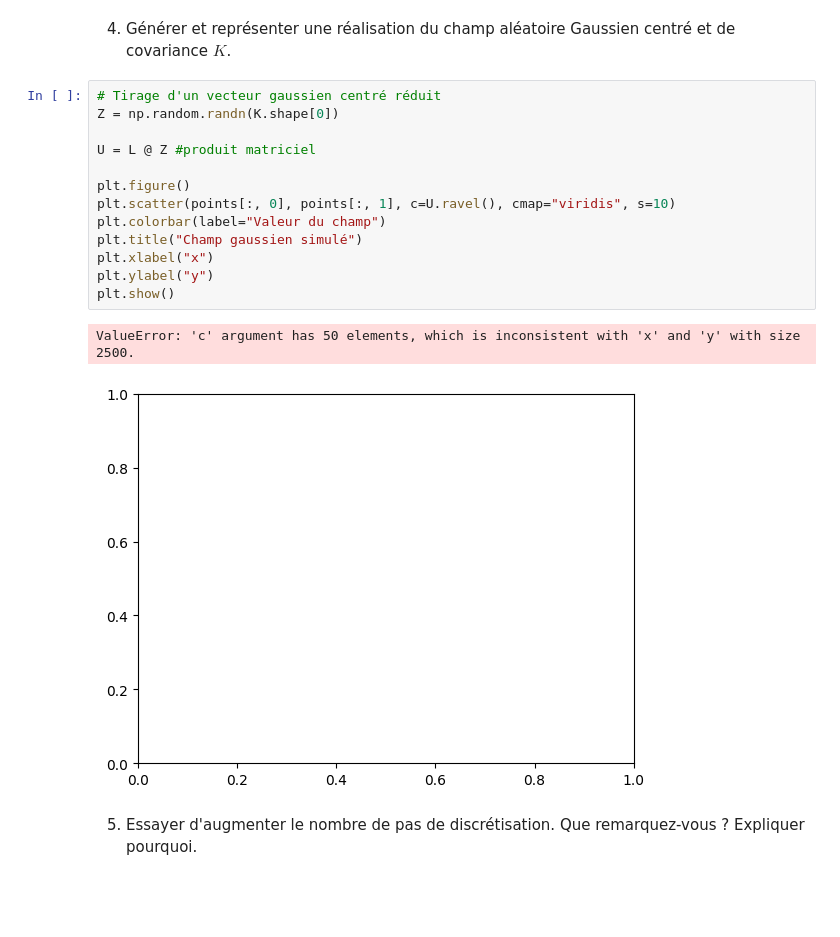
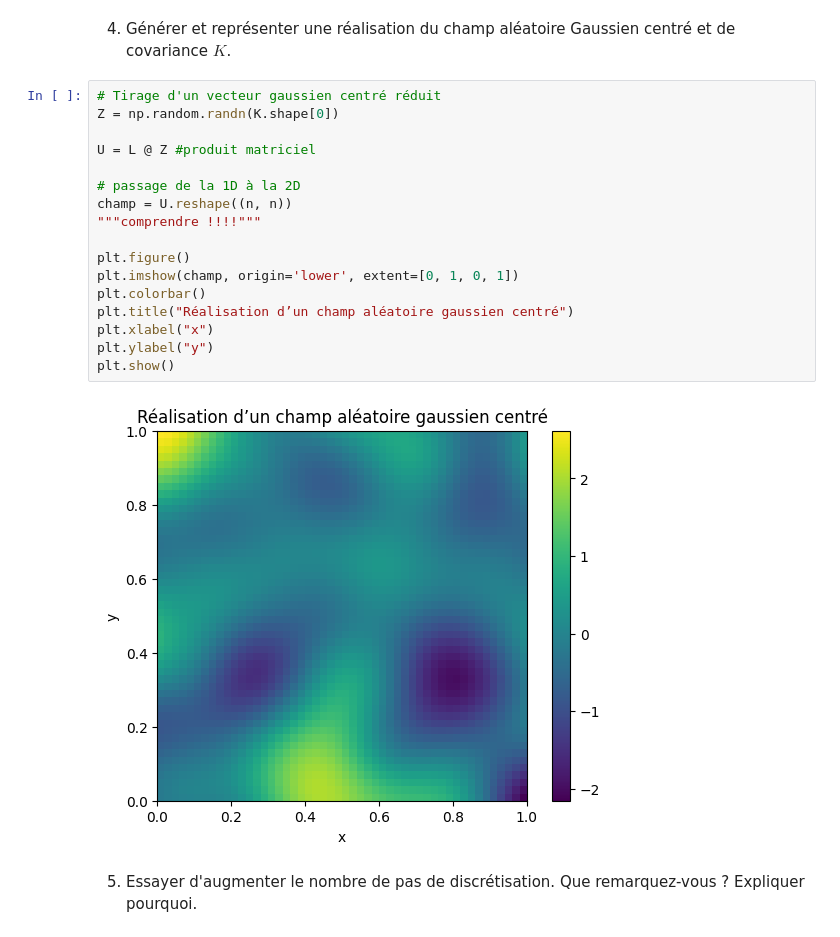
Before and after one commit to erhel-czc/projet-probabilites, a Jupyter notebook: Projet Probabilités.ipynb, the cells around one changed output. Cells and saved outputs as stored; diff of their text form; blank space fills up the shorter version.

Commit message:
correct error

```diff
--- a/Projet Probabilités.ipynb
+++ b/Projet Probabilités.ipynb
@@ -96,19 +96,22 @@ print(L)
 # %%
 # Tirage d'un vecteur gaussien centré réduit
 Z = np.random.randn(K.shape[0])
 
 U = L @ Z #produit matriciel
 
+# passage de la 1D à la 2D
+champ = U.reshape((n, n))
+"""comprendre !!!!"""
+
 plt.figure()
-plt.scatter(points[:, 0], points[:, 1], c=U.ravel(), cmap="viridis", s=10)
-plt.colorbar(label="Valeur du champ")
-plt.title("Champ gaussien simulé")
+plt.imshow(champ, origin='lower', extent=[0, 1, 0, 1])
+plt.colorbar()
+plt.title("Réalisation d’un champ aléatoire gaussien centré")
 plt.xlabel("x")
 plt.ylabel("y")
 plt.show()
 # %% [output]
-ValueError: 'c' argument has 50 elements, which is inconsistent with 'x' and 'y' with size 2500.
-[figure, old version]
+[figure, new version]
 # %% [markdown]
 5. Essayer d'augmenter le nombre de pas de discrétisation. Que remarquez-vous ? Expliquer pourquoi.
 # %% [markdown]
```
Also changed, not shown: parts of 3 cells of this notebook.
